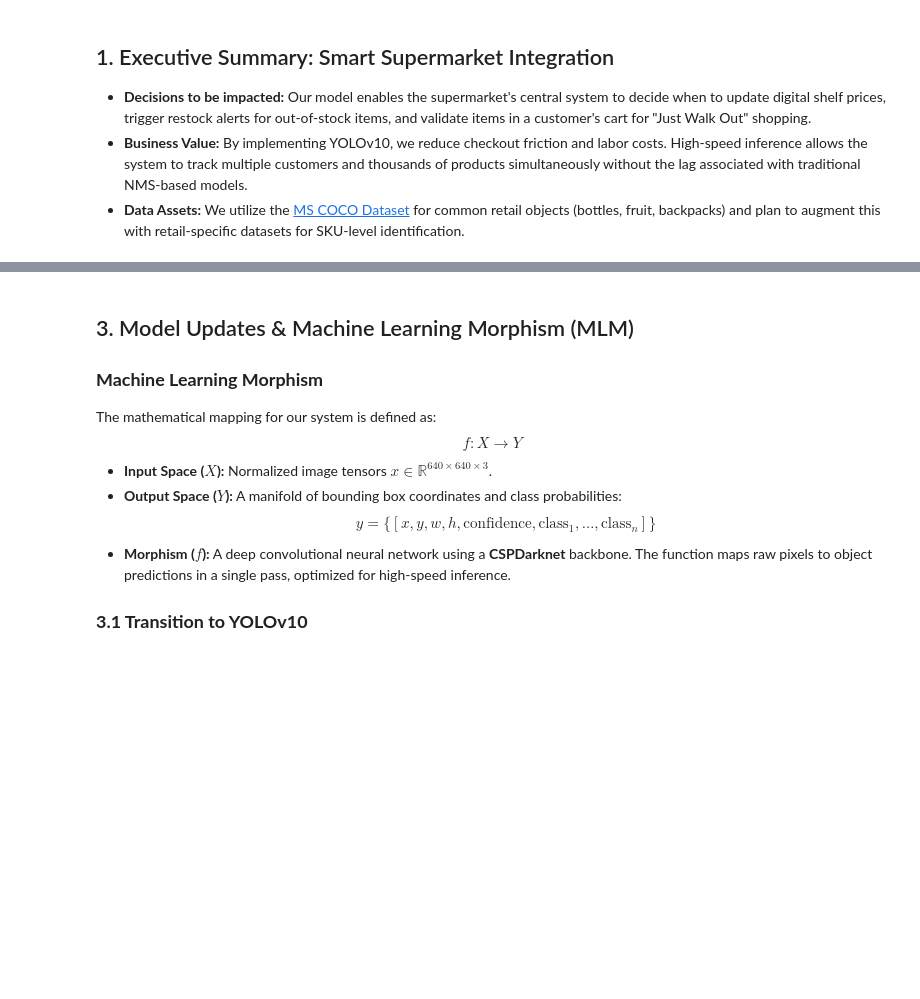
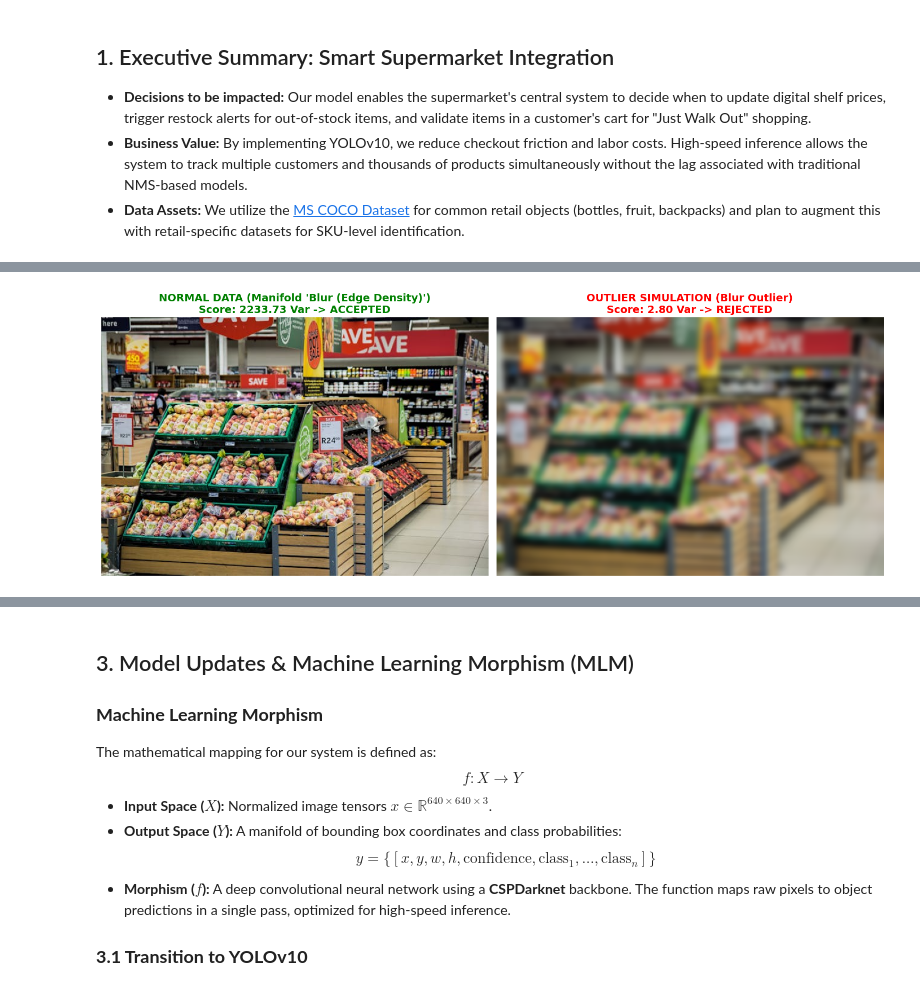
Before and after one commit to YuanFan666/Project-for-ESE-5971, a Jupyter notebook: MidSemester_Report_Coconut.ipynb, the cells around one changed output, grey strips where cells are left out. Saved outputs shown, nothing was run; the diff lists cells and outputs as text; code cells hidden in the pictures; blank space fills up the shorter version.

```diff
--- a/MidSemester_Report_Coconut.ipynb
+++ b/MidSemester_Report_Coconut.ipynb
@@ -138,0 +172,97 @@ except Exception as e:
+# %%
+# Part 3.A: Quantitative Quality Metrics & Visualization Pipeline
+import os
+import cv2
+import numpy as np
+import matplotlib.pyplot as plt
+import requests
+from io import BytesIO
+from PIL import Image
+
+# Use a stable supermarket image for consistent EDA visualization
+EDA_SAMPLE_URL = "https://images.pexels.com/photos/264636/pexels-photo-264636.jpeg?auto=compress&cs=tinysrgb&w=640"
+
+def calculate_blur(image_np):
+    """
+    Implements Heuristic Edge Density analysis using Laplacian Variance.
+    Mathematical Formulation: Var(I * L)
+    A high score indicates high-frequency components (sharpness).
+    """
+    if len(image_np.shape) == 3:
+        gray = cv2.cvtColor(image_np, cv2.COLOR_RGB2GRAY)
+    else:
+        gray = image_np
+
+    # Laplacian kernel convolution and variance calculation
+    laplacian_var = cv2.Laplacian(gray, cv2.CV_64F).var()
+    return laplacian_var
+
+def calculate_photometrics(image_np):
+    """
+    Calculates statistical proxies for brightness (Mean) and contrast (StdDev).
+    Normalization [0,1] is assumed for robust backpropagation.
+    """
+    if len(image_np.shape) == 3:
+        gray = cv2.cvtColor(image_np, cv2.COLOR_RGB2GRAY)
+    else:
+        gray = image_np
+
+    # Standardize to [0,1] for mathematical consistency
+    normalized_gray = gray / 255.0
+
+    mean_intensity = np.mean(normalized_gray)
+    contrast_std = np.std(normalized_gray)
+
+    return mean_intensity, contrast_std
+
+def plot_eda_comparison(clean_img, score_clean, metric_name):
+    """
+    Generates a professional side-by-side comparison for EDA manifold validation.
+    Simulates motion blur outlier using 31x31 Gaussian kernel.
+    """
+    img_np = np.array(clean_img)
+
+    # Simulate a "moving shopping cart" motion blur outlier
+    outlier_img_np = cv2.GaussianBlur(img_np, (31, 31), 0)
+
+    # Calculate respective scores
+    if metric_name == "Blur (Edge Density)":
+        s_clean = calculate_blur(img_np)
+        s_outlier = calculate_blur(outlier_img_np)
+        unit = "Var"
+    else: # Defaulting to brightness/contrast logic for visualization
+        _, s_clean = calculate_photometrics(img_np) # Visualizing contrast Std
+        _, s_outlier = calculate_photometrics(outlier_img_np)
+        unit = "$\sigma$"
+
+    # Professional Oral Presentation Visualization
+    fig, ax = plt.subplots(1, 2, figsize=(15, 8))
+
+    ax[0].imshow(img_np)
+    ax[0].set_title(f"NORMAL DATA (Manifold '{metric_name}')\nScore: {s_clean:.2f} {unit} -> ACCEPTED",
+                   color='green', fontweight='bold', fontsize=14)
+    ax[0].axis('off')
+
+    ax[1].imshow(outlier_img_np)
+    ax[1].set_title(f"OUTLIER SIMULATION (Blur Outlier)\nScore: {s_outlier:.2f} {unit} -> REJECTED",
+                   color='red', fontweight='bold', fontsize=14)
+    ax[1].axis('off')
+
+    plt.tight_layout()
+    plt.show()
+
+# --- Run Sanity Check on Part 3.A ---
+try:
+    headers = {'User-Agent': 'TeamCoconut_EDA_Client/1.0'}
+    response = requests.get(EDA_SAMPLE_URL, headers=headers, timeout=10)
+    if response.status_code == 200:
+        sample_img = Image.open(BytesIO(response.content)).convert('RGB')
+
+        # Visualize Blur/Edge Density Gate
+        print("Visualizing Laplacian Variance Outlier Detection Gate...")
+        plot_eda_comparison(sample_img, 0, "Blur (Edge Density)")
+    else:
+        print(f"I/O Error: EDA image server returned {response.status_code}")
+except Exception as e:
+    print(f"Infrastructure Error during EDA Visualization: {e}")
+# %% [output]
@@ -138,0 +270 @@ except Exception as e:
+[figure, added]
```
Also changed, not shown: parts of 14 cells of this notebook.
